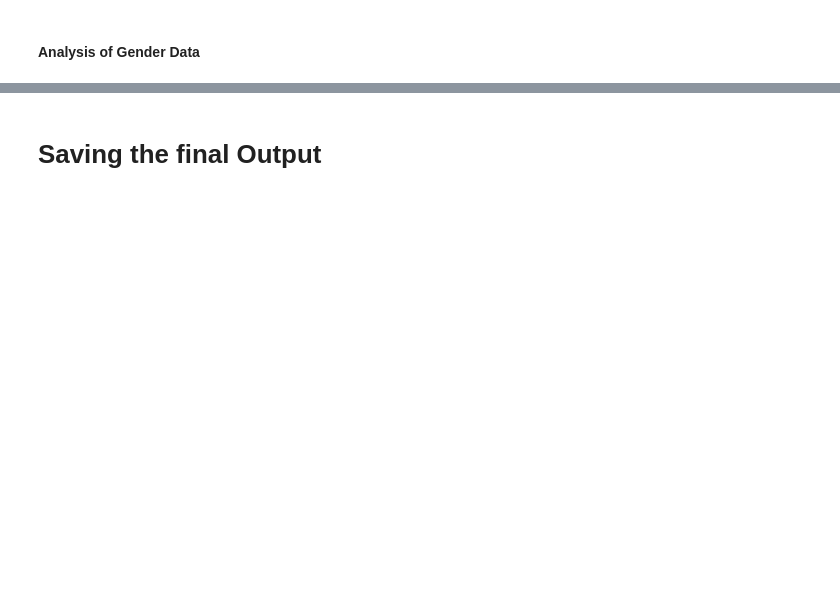
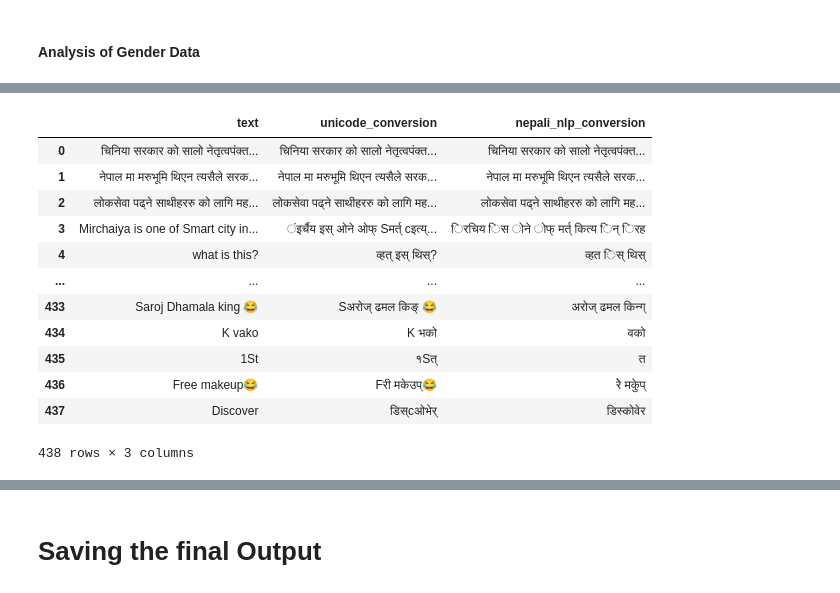
Before and after one commit to SamirWagle/NepSense, a Jupyter notebook: Profanity Detection/ProfanityFilter.ipynb, the cells around one changed output, grey strips where cells are left out. Cells and saved outputs as stored; diff of their text form; code cells hidden in the pictures; blank space fills up the shorter version.

```diff
--- a/Profanity Detection/ProfanityFilter.ipynb
+++ b/Profanity Detection/ProfanityFilter.ipynb
@@ -541,0 +643,3 @@ Name: count, dtype: int64
+# %%
+# Convert NaN values to empty strings in the 'text' column
+filtered_df.loc[:,'text'] = filtered_df['text'].fillna('')
@@ -542 +662,44 @@ Name: count, dtype: int64
+# %%
+from Preprocessing.Nepali_nlp.Nepali_nlp.unicode_nepali import Unicode
+import pandas as pd
+from langdetect import detect, LangDetectException
+from nepali_unicode_converter.convert import Converter
+
+def nepali_nlp_text_conversion(text):
+    # Check if the text is a string and not empty
+    if isinstance(text, str) and text.strip():
+        try:
+            # Detect language
+            lang = detect(text)
+            # If the detected language is not Nepali, convert it
+            if lang != "ne":
+                return Unicode().unicode_word(text)
+        except LangDetectException:
+            # Handle the exception if language detection fails
+            pass
+    # Return the original text if it is Nepali or if detection fails
+    return text
+
+def nepali_nlp_conversion(df):
+    converter = Converter()
+    df.loc[:, "nepali_nlp_conversion"] = df["text"].apply(nepali_nlp_text_conversion)
+    df.loc[:, "unicode_conversion"] = df["text"].apply(lambda x: converter.convert(x) if isinstance(x, str) else '')
+    return df
+# %%
+filtered_df=nepali_nlp_conversion(df=filtered_df)
+filtered_df[["text","unicode_conversion","nepali_nlp_conversion"]]
+# %% [output]
+|  | text | unicode_conversion | nepali_nlp_conversion |
+| 0 | चिनिया सरकार को सालो नेतृत्वपंक्त... | चिनिया सरकार को सालो नेतृत्वपंक्त... | चिनिया सरकार को सालो नेतृत्वपंक्त... |
+| 1 | नेपाल मा मरुभूमि थिएन त्यसैले सरक... | नेपाल मा मरुभूमि थिएन त्यसैले सरक... | नेपाल मा मरुभूमि थिएन त्यसैले सरक... |
+| 2 | लोकसेवा पढ्ने साथीहररु को लागि मह... | लोकसेवा पढ्ने साथीहररु को लागि मह... | लोकसेवा पढ्ने साथीहररु को लागि मह... |
+| 3 | Mirchaiya is one of Smart city in... | ंइर्चैय इस् ओने ओफ् Sमर्त् cइत्य्... | िरचिय िस ोने ोफ् मर्त् कित्य िन् िरह |
+| 4 | what is this? | व्हत् इस् थिस्? | व्हत िस् थिस् |
+| ... | ... | ... | ... |
+| 433 | Saroj Dhamala king 😂 | Sअरोज् ढमल किङ् 😂 | अरोज् ढमल किन्ग् |
+| 434 | K vako | K भको | वको |
+| 435 | 1St | १Sत् | त |
+| 436 | Free makeup😂 | Fरी मकेउप्😂 | रेे मकेुप् |
+| 437 | Discover | डिस्cओभेर् | डिस्कोवेर |
+438 rows × 3 columns
 # %%
```
Also changed, not shown: parts of 31 cells of this notebook, 5 other files.
